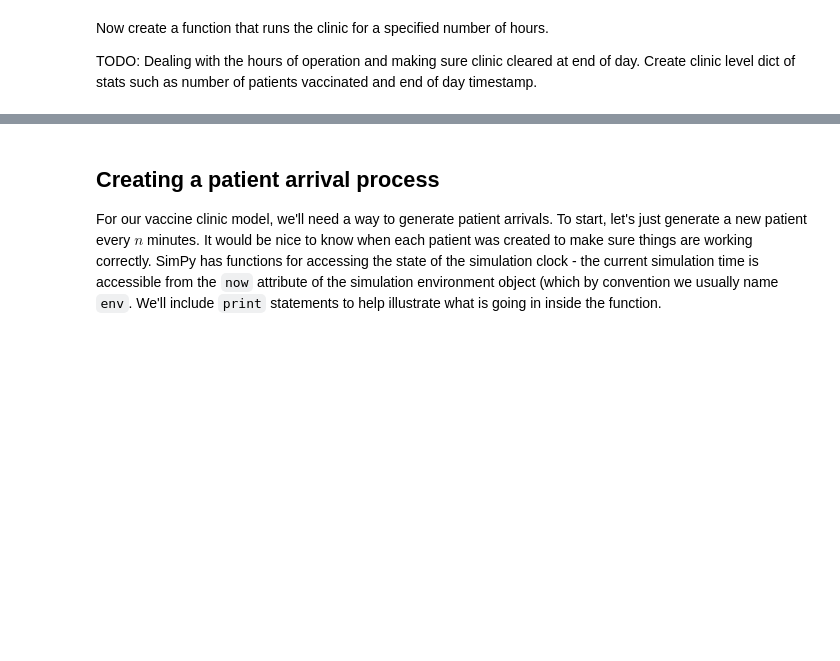
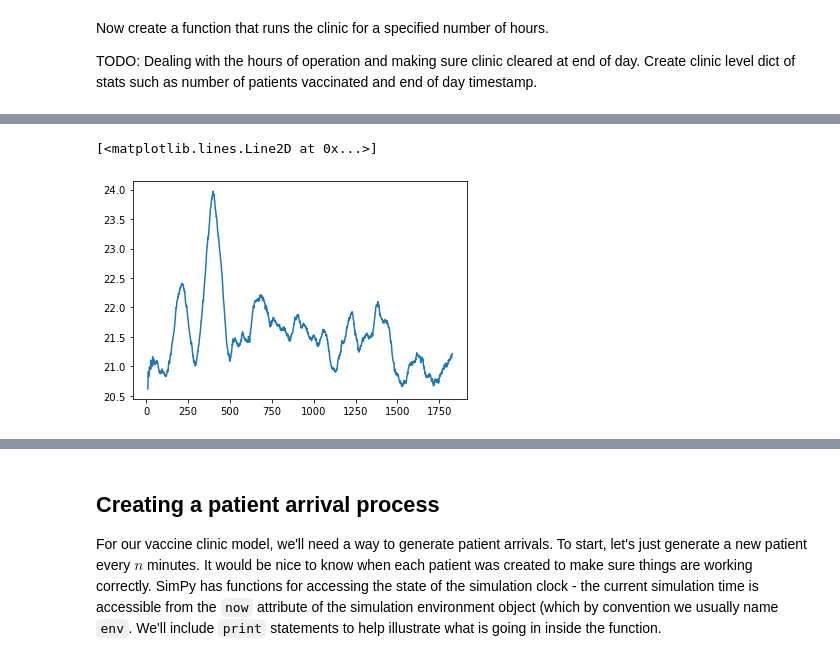
Before and after one commit to misken/vaccine_clinic, a Jupyter notebook: notebooks/simpy_getting_started_vaccine_clinic.ipynb, the cells around one changed output, grey strips where cells are left out. Cells and saved outputs as stored; diff of their text form; code cells hidden in the pictures; blank space fills up the shorter version.

```diff
--- a/notebooks/simpy_getting_started_vaccine_clinic.ipynb
+++ b/notebooks/simpy_getting_started_vaccine_clinic.ipynb
@@ -328,0 +662,6 @@ Having ability to choose between pure random walk-in arrivals and scheduled arri
+# %%
+y = clinic_patient_log_df['time_in_system'].rolling(100, 10).mean()
+plt.plot(y)
+# %% [output]
+[<matplotlib.lines.Line2D at 0x...>]
+[figure, added]
```
Also changed, not shown: parts of 60 cells of this notebook.
